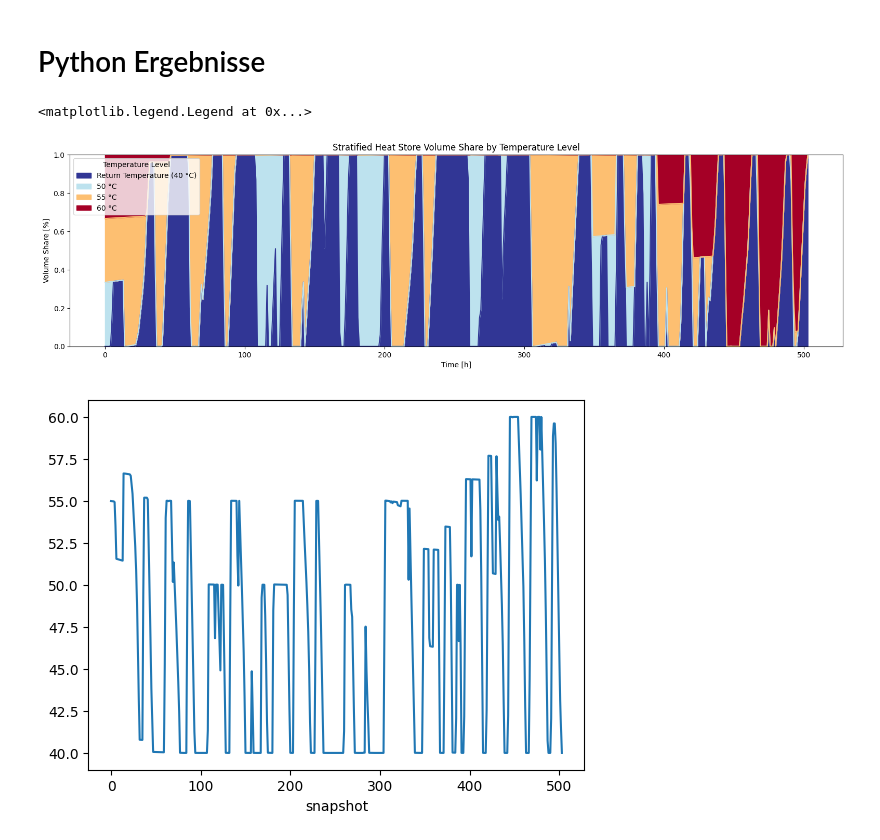
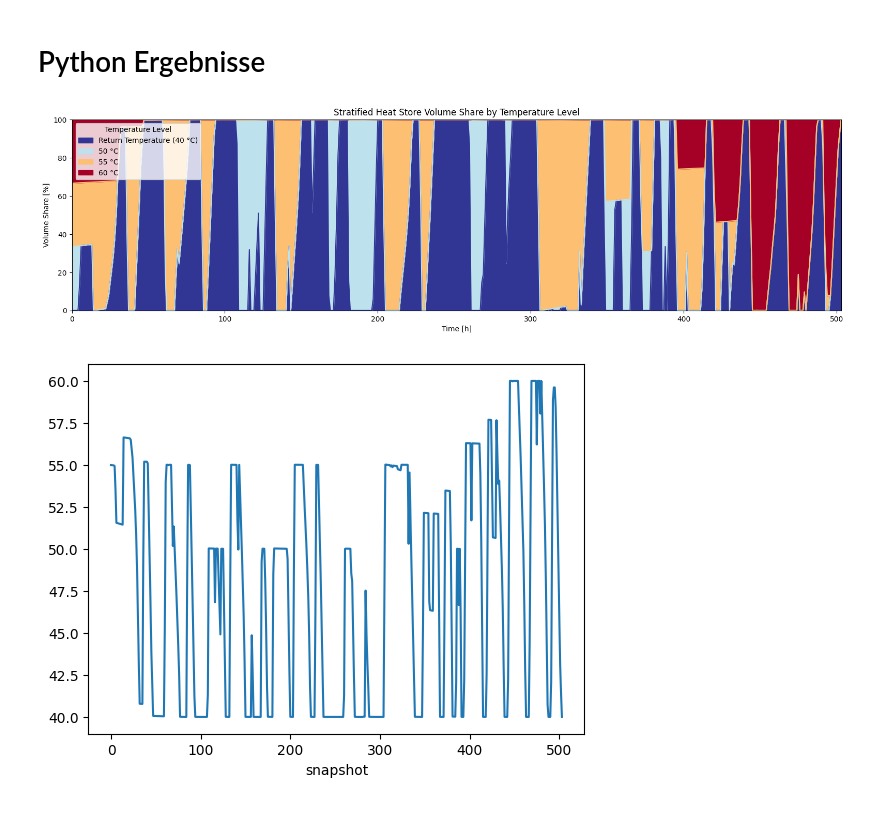
Before and after one commit to choffma8/masterprojektWaermespeicher, a Jupyter notebook: konstanterTemperaturspeicher - 3 Wochen.ipynb, the cells around one changed output. Cells and saved outputs as stored; diff of their text form; code cells hidden in the pictures.

```diff
--- a/konstanterTemperaturspeicher - 3 Wochen.ipynb
+++ b/konstanterTemperaturspeicher - 3 Wochen.ipynb
@@ -307,21 +307,28 @@ p_hp_50 = p_heat[('hp', 50)]
 # %%
 df = n.heat_stores_t.V.clip(lower=0)
 df.insert(3, 'Return Temperature (40 °C)', ((Store_base * Store_height) - df.sum(axis=1)).clip(lower=0))
 df.columns = ['60 °C', '55 °C', '50 °C', 'Return Temperature (40 °C)']
 df = df.iloc[:, ::-1]
 
-# Rescale volume to share (0 to 1) by dividing by total store capacity
-df_share = df.div(Store_base * Store_height, axis=0)
+# Rescale volume to percentage share (0 to 100) by dividing by total store capacity and multiplying by 100
+df_share = df.div(Store_base * Store_height, axis=0) * 100
 
 ax = df_share.plot(kind='area', stacked=True, figsize=(19.2, 4.8), cmap='RdYlBu_r')
+
+# X-Achse exakt von Anfang bis Ende ausrichten
+ax.set_xlim(0, len(df_share) - 1)
+
+# Y-Achse von 0 bis 100 festlegen
+ax.set_ylim(0, 100)
+
 ax.set_title("Stratified Heat Store Volume Share by Temperature Level")
 ax.set_xlabel("Time [h]")
 ax.set_ylabel("Volume Share [%]")
-ax.set_ylim(0, 1)
 ax.legend(title="Temperature Level", loc='upper left', bbox_to_anchor=(0, 1))
+
+plt.show()
 # %% [output]
-<matplotlib.legend.Legend at 0x...>
-[figure, old version]
+[figure, new version]
 # %%
 df = n.heat_stores_t.V.clip(lower=0)
 df.columns = ['60 °C', '55 °C', '50 °C']
```
Also changed, not shown: parts of 16 cells of this notebook, 8 other files.
